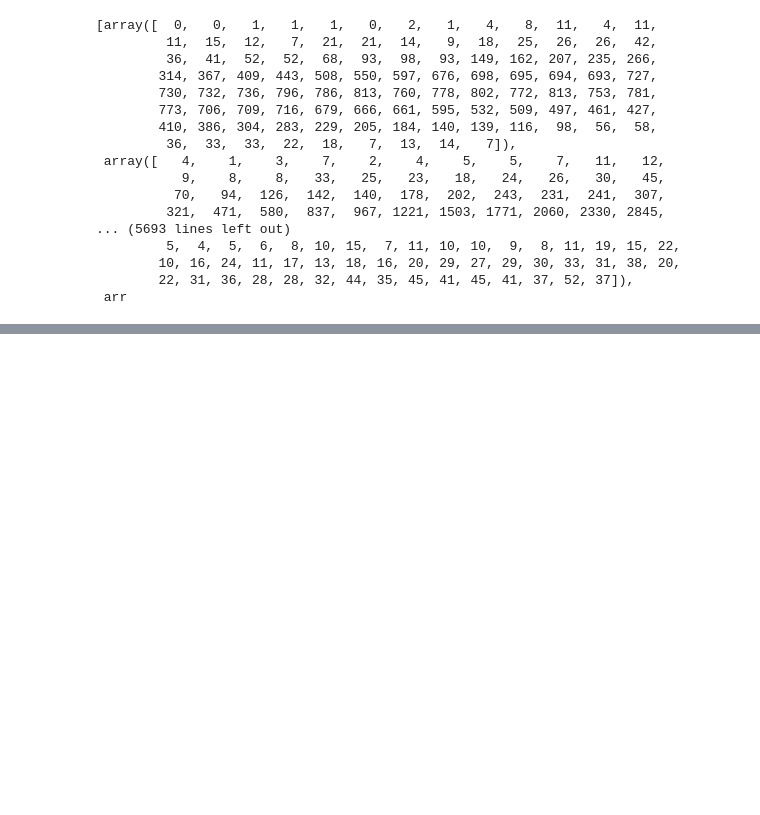
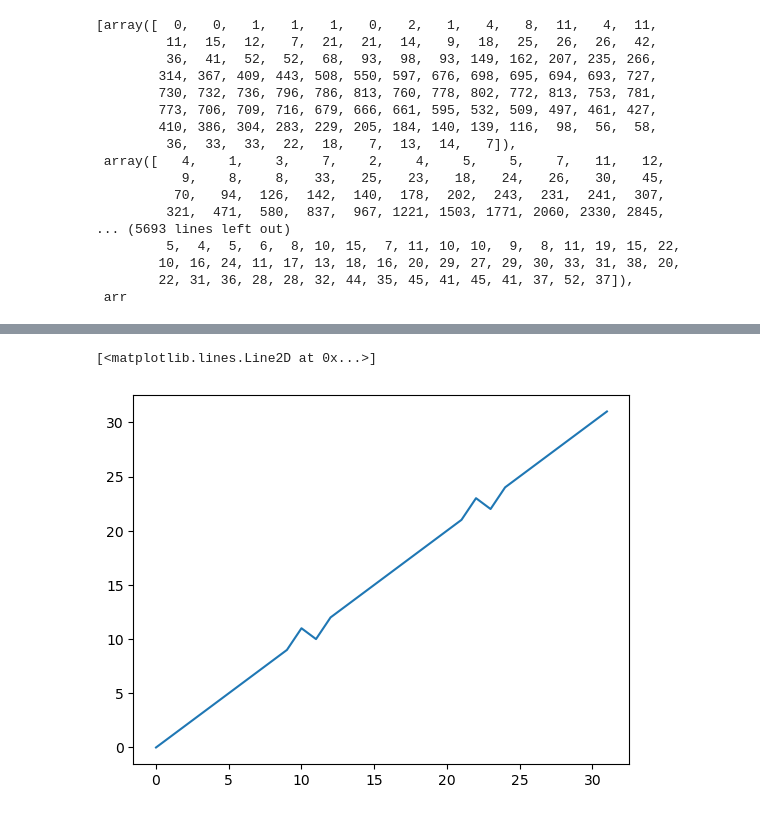
Before and after one commit to mariakesa/spikesconn, a Jupyter notebook: visualizations/EarthMoversDistance.ipynb, the cells around one changed output, grey strips where cells are left out. Drawn from its saved outputs; the diff is of its cells as text; code cells hidden in the pictures; blank space fills up the shorter version.

```diff
--- a/visualizations/EarthMoversDistance.ipynb
+++ b/visualizations/EarthMoversDistance.ipynb
@@ -66,0 +89,5 @@ plt.scatter(X_embedded[:,0],X_embedded[:,1])
+# %%
+plt.plot(waveforms[1,:])
+# %% [output]
+[<matplotlib.lines.Line2D at 0x...>]
+[figure, added]
```
Also changed, not shown: parts of 12 cells of this notebook.
